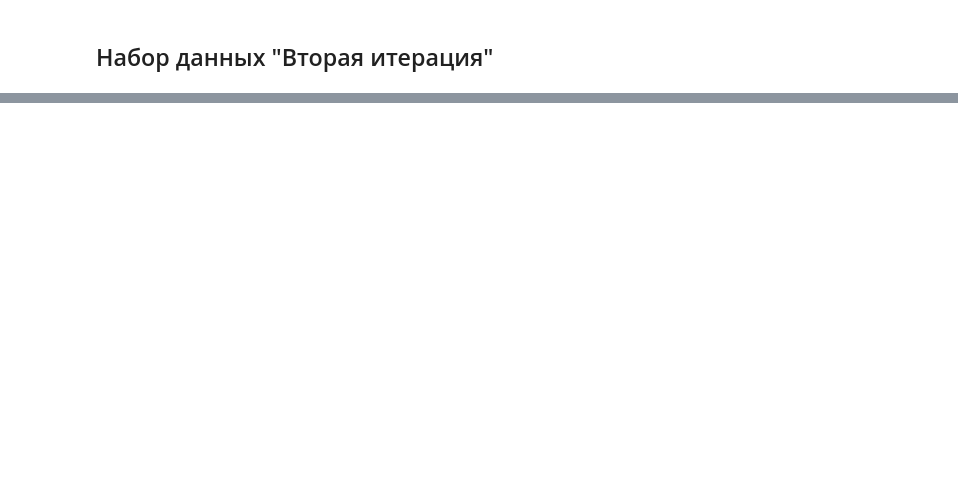
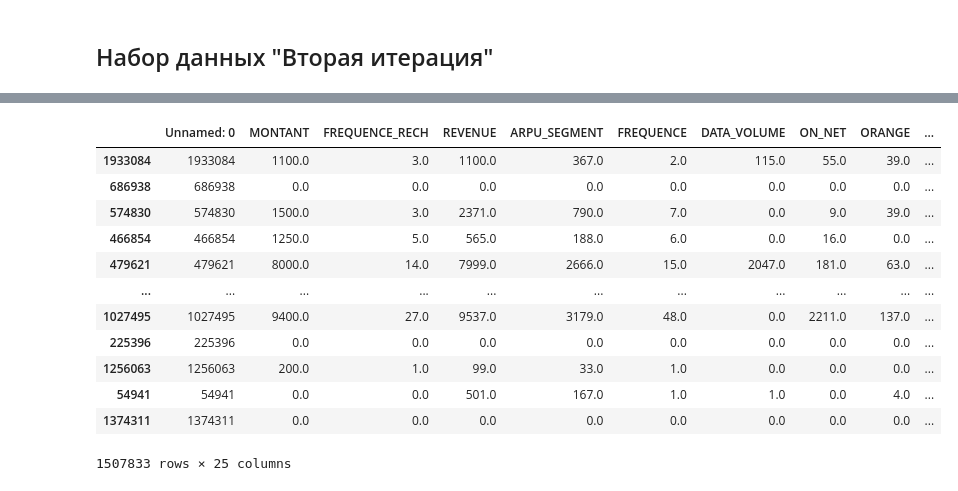
Before and after one commit to AlexHLinS/ds7_ml_contest_team1, a Jupyter notebook: catboost_model.ipynb, the cells around one changed output, grey strips where cells are left out. Saved outputs shown, nothing was run; the diff lists cells and outputs as text; code cells hidden in the pictures; blank space fills up the shorter version.

```diff
--- a/catboost_model.ipynb
+++ b/catboost_model.ipynb
@@ -240,6 +394,20 @@ y1
 # %%
-X, X_val, y, y_val = train_test_split(X1, y1, test_size=0.3, random_state=777)
+X, X_val, y, y_val = train_test_split(X1.drop(columns=['user_id']), y1, test_size=0.3, random_state=777)
 X
+# %% [output]
+|  | Unnamed: 0 | MONTANT | FREQUENCE_RECH | REVENUE | ARPU_SEGMENT | FREQUENCE | DATA_VOLUME | ON_NET | ORANGE | ... |
+| 1933084 | 1933084 | 1100.0 | 3.0 | 1100.0 | 367.0 | 2.0 | 115.0 | 55.0 | 39.0 | ... |
+| 686938 | 686938 | 0.0 | 0.0 | 0.0 | 0.0 | 0.0 | 0.0 | 0.0 | 0.0 | ... |
+| 574830 | 574830 | 1500.0 | 3.0 | 2371.0 | 790.0 | 7.0 | 0.0 | 9.0 | 39.0 | ... |
+| 466854 | 466854 | 1250.0 | 5.0 | 565.0 | 188.0 | 6.0 | 0.0 | 16.0 | 0.0 | ... |
+| 479621 | 479621 | 8000.0 | 14.0 | 7999.0 | 2666.0 | 15.0 | 2047.0 | 181.0 | 63.0 | ... |
+| ... | ... | ... | ... | ... | ... | ... | ... | ... | ... | ... |
+| 1027495 | 1027495 | 9400.0 | 27.0 | 9537.0 | 3179.0 | 48.0 | 0.0 | 2211.0 | 137.0 | ... |
+| 225396 | 225396 | 0.0 | 0.0 | 0.0 | 0.0 | 0.0 | 0.0 | 0.0 | 0.0 | ... |
+| 1256063 | 1256063 | 200.0 | 1.0 | 99.0 | 33.0 | 1.0 | 0.0 | 0.0 | 0.0 | ... |
+| 54941 | 54941 | 0.0 | 0.0 | 501.0 | 167.0 | 1.0 | 1.0 | 0.0 | 4.0 | ... |
+| 1374311 | 1374311 | 0.0 | 0.0 | 0.0 | 0.0 | 0.0 | 0.0 | 0.0 | 0.0 | ... |
+1507833 rows × 25 columns
 # %%
 cat_col = ['TOP_PACK', 'REGION', 'TENURE']
 # %%
```
Also changed, not shown: parts of 15 cells of this notebook, 7 other files.
